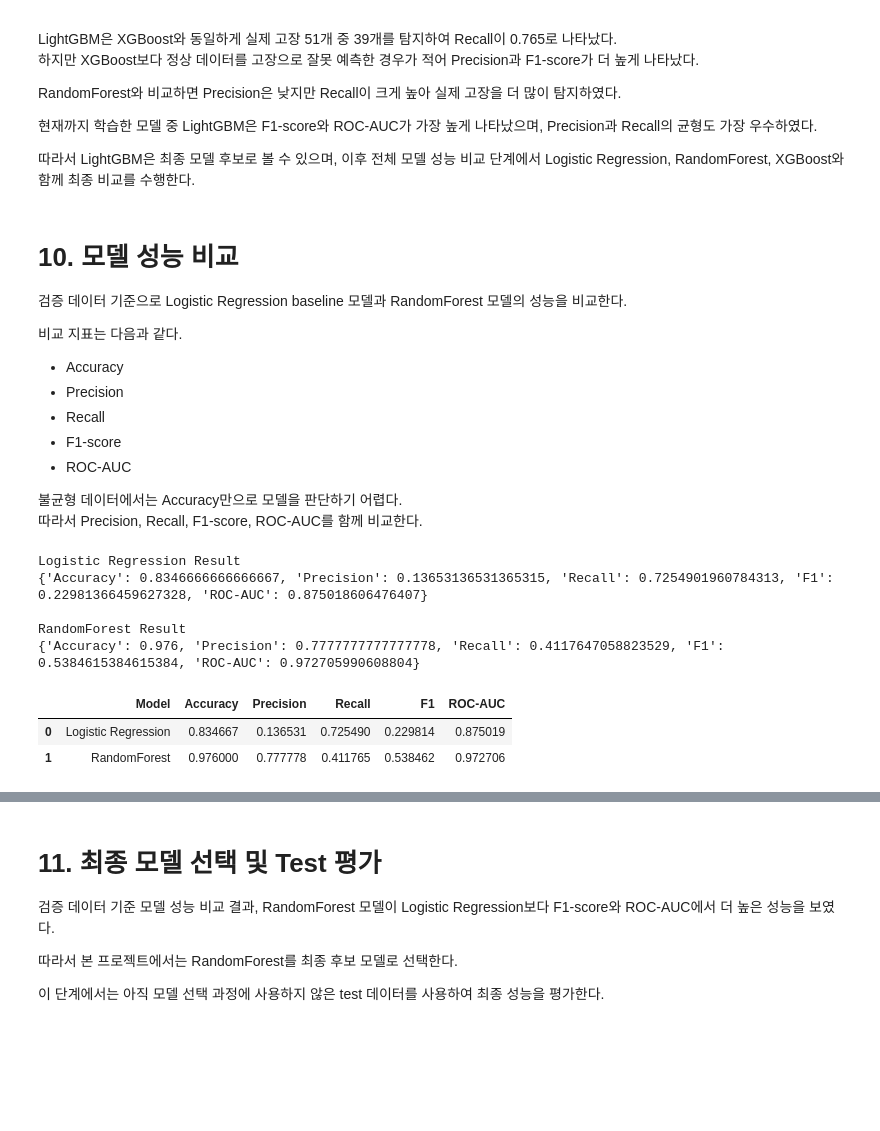
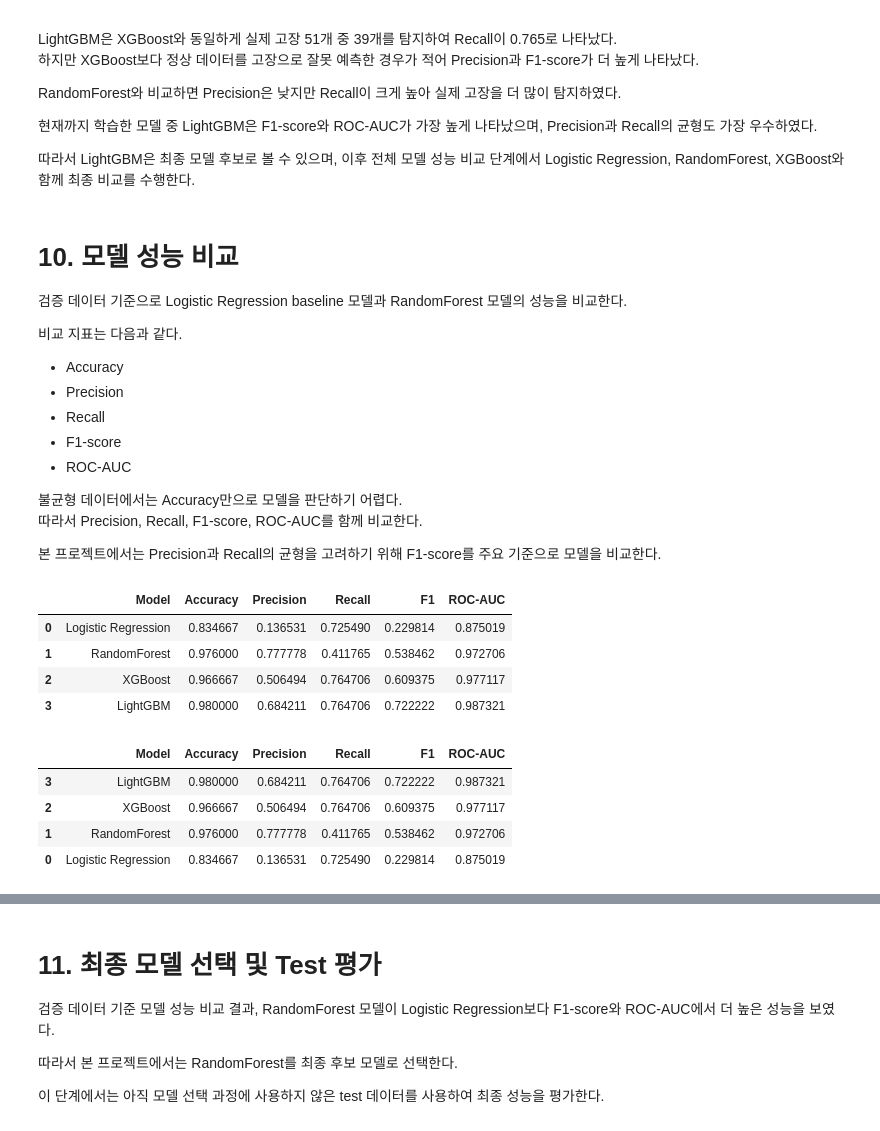
Before and after one commit to mjbaa/manufacturing_macine_learning_project, a Jupyter notebook: notebooks/quality_prediction_model.ipynb, the cells around one changed output, grey strips where cells are left out. Cells and saved outputs as stored; diff of their text form; code cells hidden in the pictures; blank space fills up the shorter version.

Commit message:
compare all classification models

```diff
--- a/notebooks/quality_prediction_model.ipynb
+++ b/notebooks/quality_prediction_model.ipynb
@@ -894,37 +895,45 @@ RandomForest와 비교하면 Precision은 낮지만 Recall이 크게 높아 실
 
 불균형 데이터에서는 Accuracy만으로 모델을 판단하기 어렵다.
 따라서 Precision, Recall, F1-score, ROC-AUC를 함께 비교한다.
+
+본 프로젝트에서는 Precision과 Recall의 균형을 고려하기 위해 F1-score를 주요 기준으로 모델을 비교한다.
 # %%
-print("Logistic Regression Result")
-print(log_valid_result)
+all_model_results = []
 
-print("\nRandomForest Result")
-print(rf_valid_result)
+log_result = log_valid_result.copy()
+log_result["Model"] = "Logistic Regression"
+all_model_results.append(log_result)
+
+rf_result = rf_valid_result.copy()
+rf_result["Model"] = "RandomForest"
+all_model_results.append(rf_result)
+
+xgb_result = xgb_valid_result.copy()
+xgb_result["Model"] = "XGBoost"
+all_model_results.append(xgb_result)
+
+lgbm_result = lgbm_valid_result.copy()
+lgbm_result["Model"] = "LightGBM"
+all_model_results.append(lgbm_result)
+
+all_result_df = pd.DataFrame(all_model_results)
+
+all_result_df = all_result_df[
+    ["Model", "Accuracy", "Precision", "Recall", "F1", "ROC-AUC"]
+]
+
+all_result_df
 # %% [output]
-Logistic Regression Result
-{'Accuracy': 0.8346666666666667, 'Precision': 0.13653136531365315, 'Recall': 0.7254901960784313, 'F1': 0.22981366459627328, 'ROC-AUC': 0.875018606476407}
-
-RandomForest Result
-{'Accuracy': 0.976, 'Precision': 0.7777777777777778, 'Recall': 0.4117647058823529, 'F1': 0.5384615384615384, 'ROC-AUC': 0.972705990608804}
+|  | Model | Accuracy | Precision | Recall | F1 | ROC-AUC |
+| 0 | Logistic Regression | 0.834667 | 0.136531 | 0.725490 | 0.229814 | 0.875019 |
+| 1 | RandomForest | 0.976000 | 0.777778 | 0.411765 | 0.538462 | 0.972706 |
+| 2 | XGBoost | 0.966667 | 0.506494 | 0.764706 | 0.609375 | 0.977117 |
+| 3 | LightGBM | 0.980000 | 0.684211 | 0.764706 | 0.722222 | 0.987321 |
 # %%
-model_results = []
-
-log_result = log_valid_result.copy()
-log_result["Model"] = "Logistic Regression"
-model_results.append(log_result)
-
-rf_result = rf_valid_result.copy()
-rf_result["Model"] = "RandomForest"
-model_results.append(rf_result)
-
-result_df = pd.DataFrame(model_results)
-
-result_df = result_df[
-    ["Model", "Accuracy", "Precision", "Recall", "F1", "ROC-AUC"]
-]
-
-result_df
+all_result_df.sort_values(by="F1", ascending=False)
 # %% [output]
 |  | Model | Accuracy | Precision | Recall | F1 | ROC-AUC |
+| 3 | LightGBM | 0.980000 | 0.684211 | 0.764706 | 0.722222 | 0.987321 |
+| 2 | XGBoost | 0.966667 | 0.506494 | 0.764706 | 0.609375 | 0.977117 |
+| 1 | RandomForest | 0.976000 | 0.777778 | 0.411765 | 0.538462 | 0.972706 |
 | 0 | Logistic Regression | 0.834667 | 0.136531 | 0.725490 | 0.229814 | 0.875019 |
-| 1 | RandomForest | 0.976000 | 0.777778 | 0.411765 | 0.538462 | 0.972706 |
```
Also changed, not shown: parts of 7 cells of this notebook, 1 other file.
